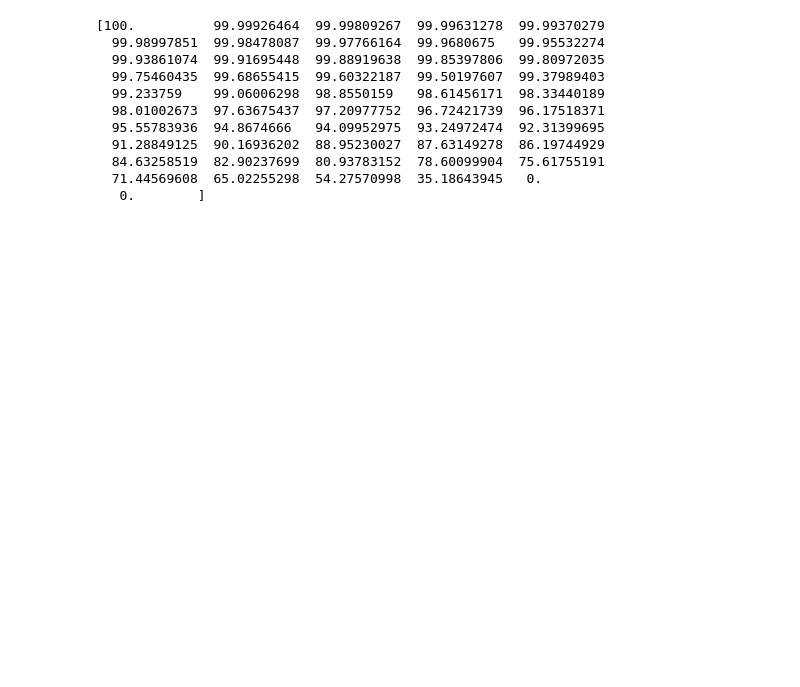
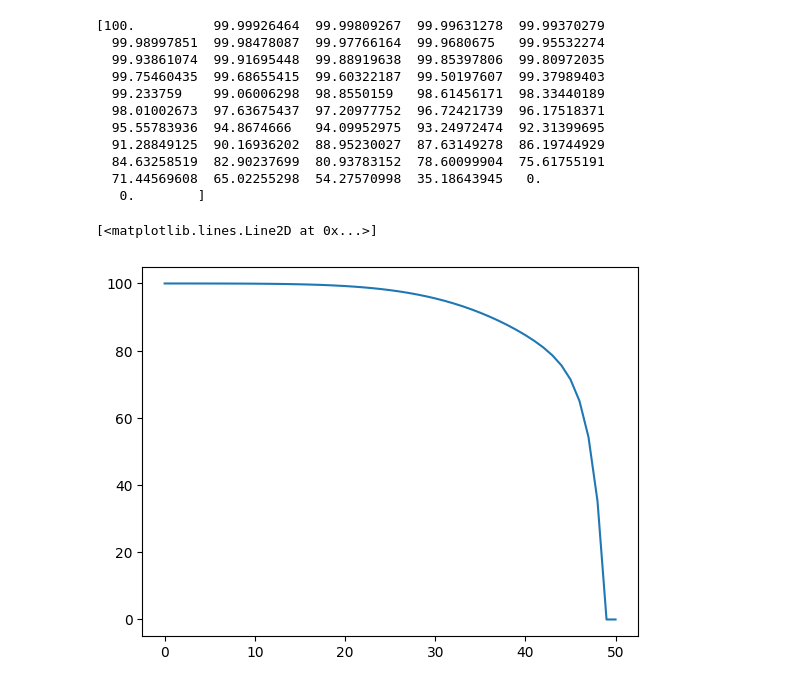
Before and after one commit to YTL528/Numerical-model-of-reactive-transport, a Jupyter notebook: Forward Difference Code.ipynb, the cells around one changed output. Cells and saved outputs as stored; diff of their text form; code cells hidden in the pictures; blank space fills up the shorter version.

```diff
--- a/Forward Difference Code.ipynb
+++ b/Forward Difference Code.ipynb
@@ -52,3 +52,8 @@ print(Cnew)
   84.63258519  82.90237699  80.93783152  78.60099904  75.61755191
   71.44569608  65.02255298  54.27570998  35.18643945   0.
    0.        ]
+# %%
+plt.plot(Cnew)
+# %% [output]
+[<matplotlib.lines.Line2D at 0x...>]
+[figure, added]
```
Also changed, not shown: 2 other files.
